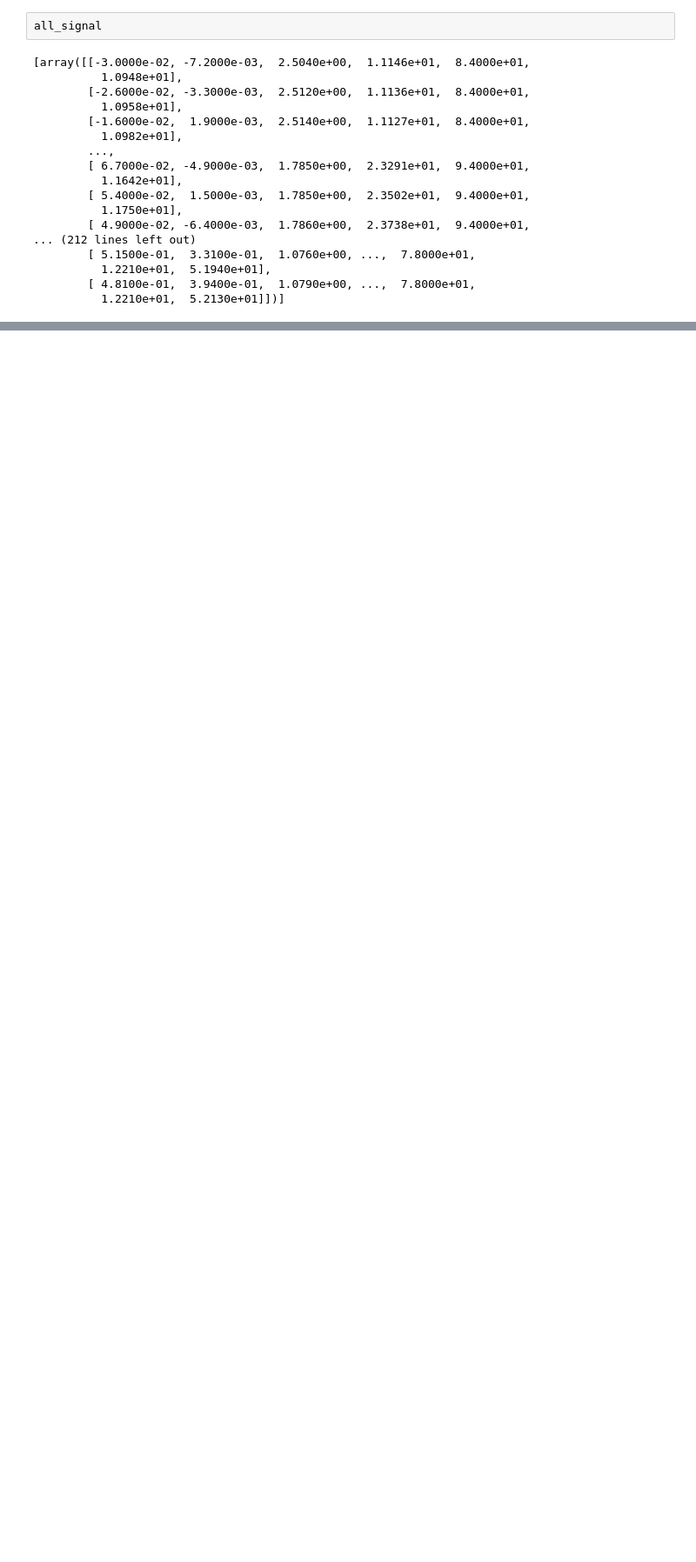
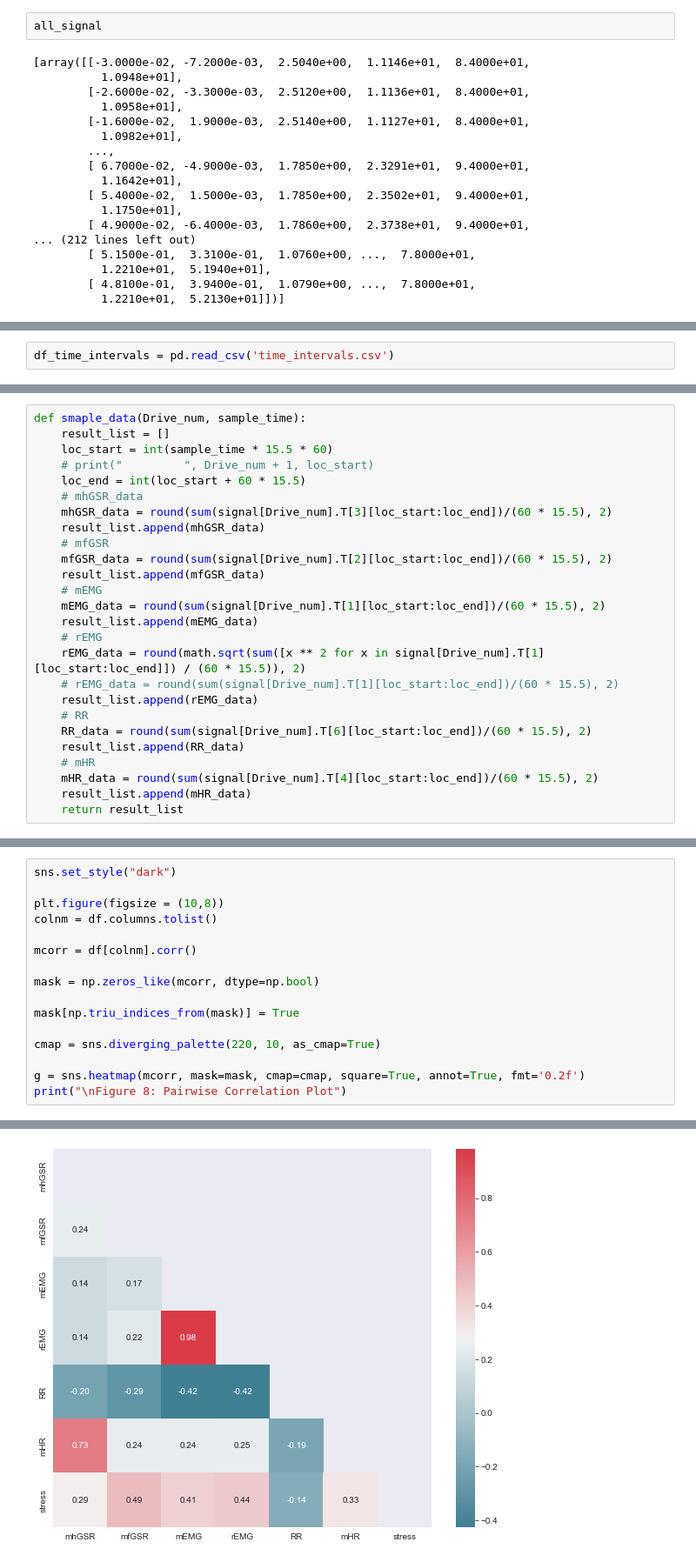
Before and after one commit to Applied-Machine-Learning-2022/final-project-stay-hard-uk, a Jupyter notebook: automobile_stress.ipynb, the cells around one changed output, grey strips where cells are left out. Shown at 87% size. Cells and saved outputs as stored; diff of their text form; blank space fills up the shorter version.

```diff
--- a/automobile_stress.ipynb
+++ b/automobile_stress.ipynb
@@ -106,0 +133,2 @@ all_signal
+# %%
+df_time_intervals = pd.read_csv('time_intervals.csv')
@@ -106,0 +207,26 @@ all_signal
+# %%
+def smaple_data(Drive_num, sample_time):
+    result_list = []
+    loc_start = int(sample_time * 15.5 * 60)
+    # print("         ", Drive_num + 1, loc_start)
+    loc_end = int(loc_start + 60 * 15.5)
+    # mhGSR_data
+    mhGSR_data = round(sum(signal[Drive_num].T[3][loc_start:loc_end])/(60 * 15.5), 2)
+    result_list.append(mhGSR_data)
+    # mfGSR
+    mfGSR_data = round(sum(signal[Drive_num].T[2][loc_start:loc_end])/(60 * 15.5), 2)
+    result_list.append(mfGSR_data)
+    # mEMG
+    mEMG_data = round(sum(signal[Drive_num].T[1][loc_start:loc_end])/(60 * 15.5), 2)
+    result_list.append(mEMG_data)
+    # rEMG
+    rEMG_data = round(math.sqrt(sum([x ** 2 for x in signal[Drive_num].T[1][loc_start:loc_end]]) / (60 * 15.5)), 2)
+    # rEMG_data = round(sum(signal[Drive_num].T[1][loc_start:loc_end])/(60 * 15.5), 2)
+    result_list.append(rEMG_data)
+    # RR
+    RR_data = round(sum(signal[Drive_num].T[6][loc_start:loc_end])/(60 * 15.5), 2)
+    result_list.append(RR_data)
+    # mHR
+    mHR_data = round(sum(signal[Drive_num].T[4][loc_start:loc_end])/(60 * 15.5), 2)
+    result_list.append(mHR_data)
+    return result_list
@@ -106,0 +286,17 @@ all_signal
+# %%
+sns.set_style("dark")
+
+plt.figure(figsize = (10,8))
+colnm = df.columns.tolist()
+
+mcorr = df[colnm].corr()
+
+mask = np.zeros_like(mcorr, dtype=np.bool)
+
+mask[np.triu_indices_from(mask)] = True
+
+cmap = sns.diverging_palette(220, 10, as_cmap=True)
+
+g = sns.heatmap(mcorr, mask=mask, cmap=cmap, square=True, annot=True, fmt='0.2f')
+print("\nFigure 8: Pairwise Correlation Plot")
+# %% [output]
@@ -106,0 +304 @@ all_signal
+[figure, added]
```
Also changed, not shown: parts of 20 cells of this notebook.
